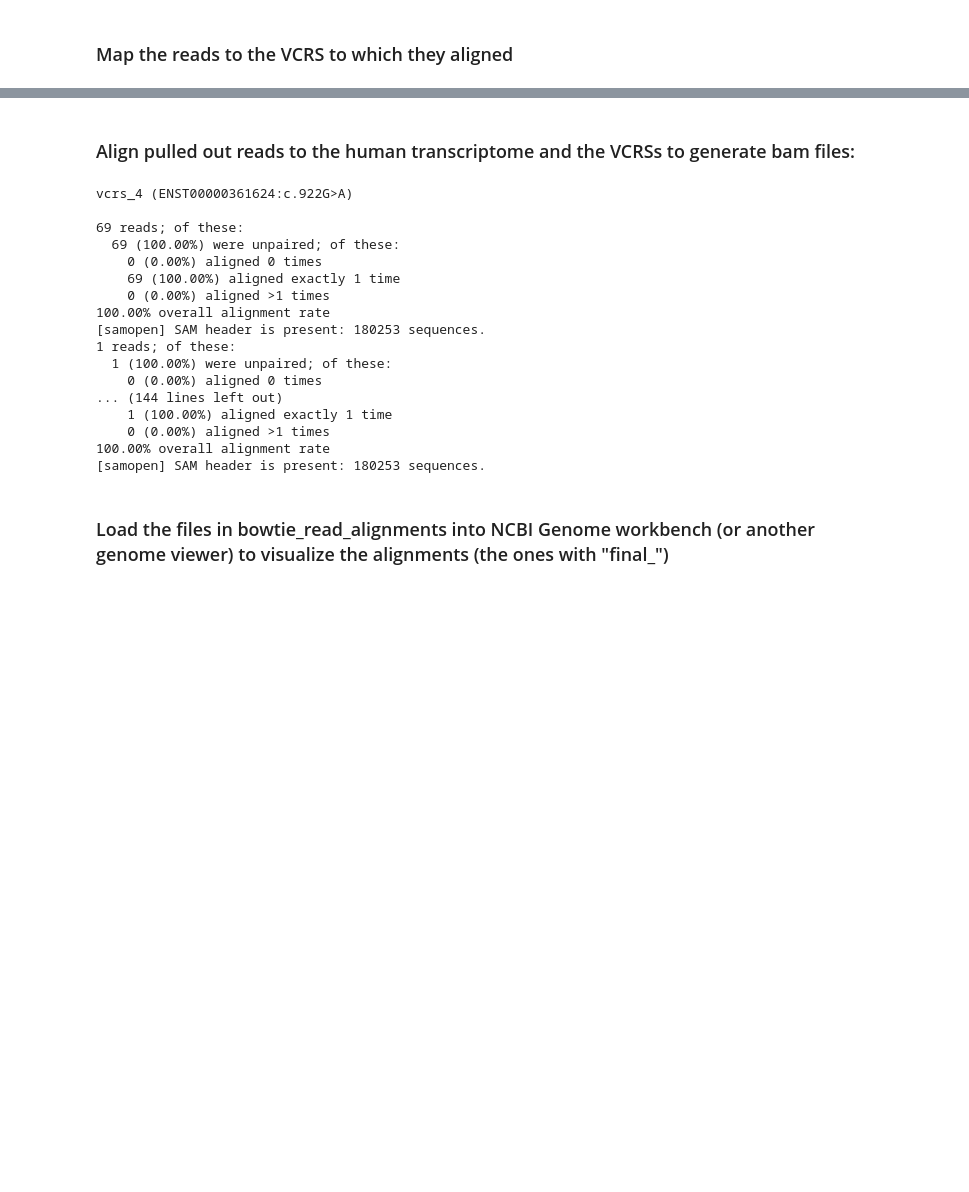
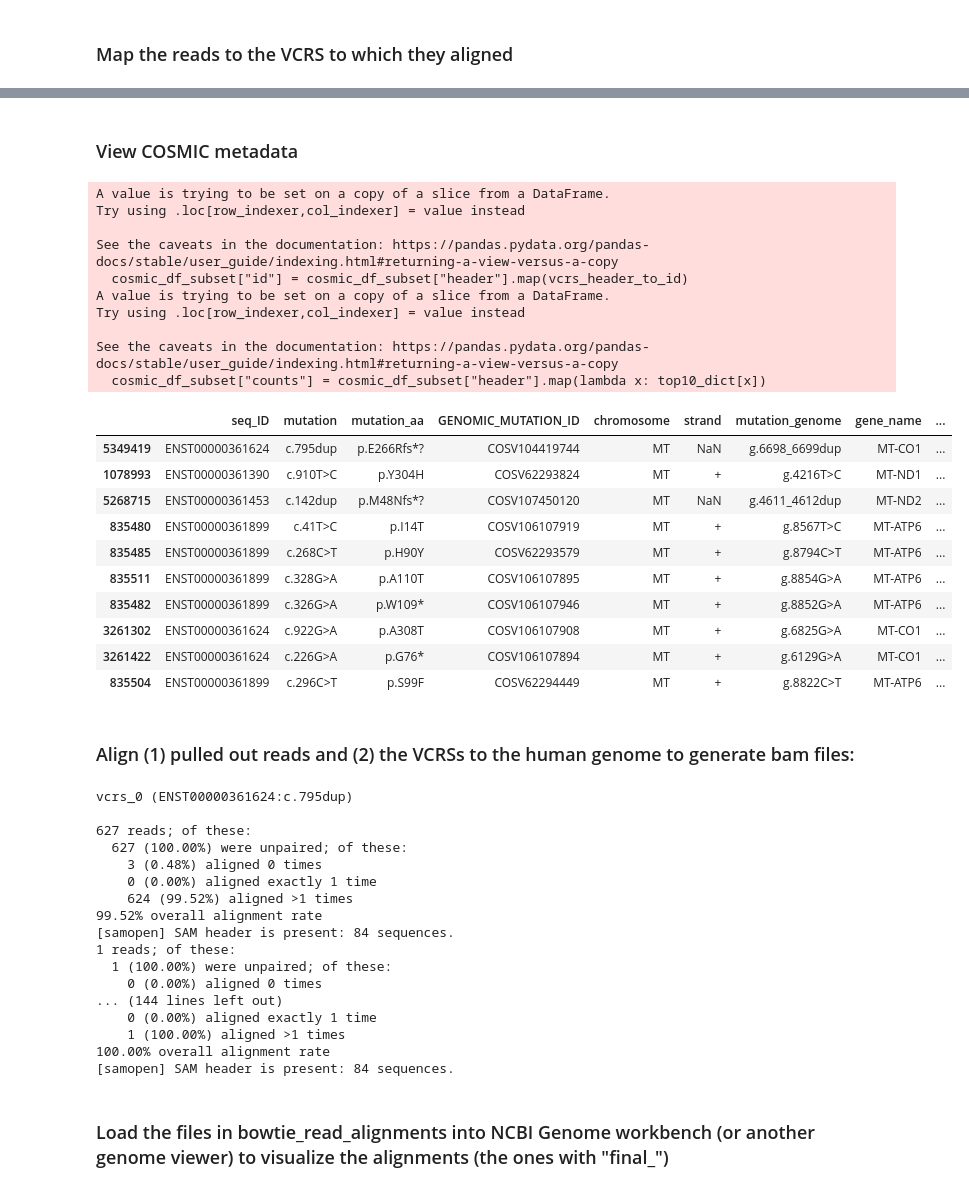
Before and after one commit to pachterlab/RLSRP_2025, a Jupyter notebook: notebooks/pull_out_reads_for_alignment_viz.ipynb, the cells around one changed output, grey strips where cells are left out. Saved outputs shown, nothing was run; the diff lists cells and outputs as text; code cells hidden in the pictures; blank space fills up the shorter version.

Commit message:
alignment viz working

```diff
--- a/notebooks/pull_out_reads_for_alignment_viz.ipynb
+++ b/notebooks/pull_out_reads_for_alignment_viz.ipynb
@@ -51,6 +52,11 @@ fastqs_dir = os.path.join(RLSRWP_2025_dir, "data", "ccle_data_base", "RNASeq_MEL
 fastq_file = os.path.join(fastqs_dir, "SRR8615233_1.fastq.gz")
 technology = "bulk"
 
+# cosmic directory
+cosmic_dir = os.path.join(RLSRWP_2025_dir, "data", "reference", "cosmic")
+cosmic_csv = os.path.join(cosmic_dir, "CancerMutationCensus_AllData_Tsv_v101_GRCh37", "CancerMutationCensus_AllData_v101_GRCh37_mutation_workflow.csv")
+
+# reference genome directory
 reference_genome_dir = os.path.join(RLSRWP_2025_dir, "data", "reference", "ensembl_grch37_release93")
 
 # kb count to reference genome directory and files - created if not already present - only used if qc_against_gene_matrix=True
@@ -61,9 +67,8 @@ reference_genome_t2g = os.path.join(reference_genome_dir, "t2g.txt")  # either a
 reference_genome_fasta = os.path.join(reference_genome_dir, "Homo_sapiens.GRCh37.dna.primary_assembly.fa")  # if reference_genome_index/reference_genome_t2g do not exist, then I need to supply the reference genome fasta and gtf
 reference_genome_gtf = os.path.join(reference_genome_dir, "Homo_sapiens.GRCh37.87.gtf")  # if reference_genome_index/reference_genome_t2g do not exist, then I need to supply the reference genome fasta and gtf
 
-# for bowtie2
-reference_cdna_fasta = os.path.join(reference_genome_dir, "Homo_sapiens.GRCh37.cdna.all.fa")
-bowtie_reference_dir = os.path.join(reference_genome_dir, "bowtie_index_transcriptome")
+# for bowtie2 - also uses reference_genome_fasta above (I could use cdna instead of genome too if desired)
+bowtie_reference_dir = os.path.join(reference_genome_dir, "bowtie_index_genome")
 bowtie_reference_prefix = os.path.join(bowtie_reference_dir, "index")
 
 # general
@@ -178,6 +252,9 @@ AnnData object with n_obs × n_vars = 1 × 5329695
 # %% [markdown]
 ### View top 10 variants by total reads aligned
 # %%
-top10 = set(adata.var.index[np.argsort(np.array(adata.X.todense())[0])][::-1][:10])
-top10
+top10 = list(adata.var.index[np.argsort(np.array(adata.X.todense())[0])][::-1][:10])
+# Create a dictionary mapping gene names to counts
+top10_counts = np.array(adata.X.todense())[0][np.argsort(np.array(adata.X.todense())[0])][::-1][:10].astype(int)
+top10_dict = dict(zip(top10, top10_counts))
+top10_dict
 # %% [output]
@@ -252,10 +329,40 @@ for vcrs_id in filtered_bus_df["vcrs_ids"].unique():  # Get unique gene names
             sequence = fastq_indexed[header].seq
             qualities = fastq_indexed[header].qual
             f.write(f"@{header}\n{sequence}\n+\n{qualities}\n")
+# %% [markdown]
+### View COSMIC metadata
+# %%
+cosmic_df_subset = cosmic_df[cosmic_df["header"].isin(top10)]
+cosmic_df_subset["id"] = cosmic_df_subset["header"].map(vcrs_header_to_id)
+cosmic_df_subset["counts"] = cosmic_df_subset["header"].map(lambda x: top10_dict[x])
+cosmic_df_subset = cosmic_df_subset.sort_values(by="counts", ascending=False)
+cosmic_df_subset
+# %% [output]
+A value is trying to be set on a copy of a slice from a DataFrame.
+Try using .loc[row_indexer,col_indexer] = value instead
+
+See the caveats in the documentation: https://pandas.pydata.org/pandas-docs/stable/user_guide/indexing.html#returning-a-view-versus-a-copy
+  cosmic_df_subset["id"] = cosmic_df_subset["header"].map(vcrs_header_to_id)
+A value is trying to be set on a copy of a slice from a DataFrame.
+Try using .loc[row_indexer,col_indexer] = value instead
+
+See the caveats in the documentation: https://pandas.pydata.org/pandas-docs/stable/user_guide/indexing.html#returning-a-view-versus-a-copy
+  cosmic_df_subset["counts"] = cosmic_df_subset["header"].map(lambda x: top10_dict[x])
+|  | seq_ID | mutation | mutation_aa | GENOMIC_MUTATION_ID | chromosome | strand | mutation_genome | gene_name | ... |
+| 5349419 | ENST00000361624 | c.795dup | p.E266Rfs*? | COSV104419744 | MT | NaN | g.6698_6699dup | MT-CO1 | ... |
+| 1078993 | ENST00000361390 | c.910T>C | p.Y304H | COSV62293824 | MT | + | g.4216T>C | MT-ND1 | ... |
+| 5268715 | ENST00000361453 | c.142dup | p.M48Nfs*? | COSV107450120 | MT | NaN | g.4611_4612dup | MT-ND2 | ... |
+| 835480 | ENST00000361899 | c.41T>C | p.I14T | COSV106107919 | MT | + | g.8567T>C | MT-ATP6 | ... |
+| 835485 | ENST00000361899 | c.268C>T | p.H90Y | COSV62293579 | MT | + | g.8794C>T | MT-ATP6 | ... |
+| 835511 | ENST00000361899 | c.328G>A | p.A110T | COSV106107895 | MT | + | g.8854G>A | MT-ATP6 | ... |
+| 835482 | ENST00000361899 | c.326G>A | p.W109* | COSV106107946 | MT | + | g.8852G>A | MT-ATP6 | ... |
+| 3261302 | ENST00000361624 | c.922G>A | p.A308T | COSV106107908 | MT | + | g.6825G>A | MT-CO1 | ... |
+| 3261422 | ENST00000361624 | c.226G>A | p.G76* | COSV106107894 | MT | + | g.6129G>A | MT-CO1 | ... |
+| 835504 | ENST00000361899 | c.296C>T | p.S99F | COSV62294449 | MT | + | g.8822C>T | MT-ATP6 | ... |
 # %% [markdown]
-### Align pulled out reads to the human transcriptome and the VCRSs to generate bam files:
+### Align (1) pulled out reads and (2) the VCRSs to the human genome to generate bam files:
 # %%
-for folder in glob.glob(aligned_reads_parent_dir + "/*/"):
+for folder in sorted(glob.glob(aligned_reads_parent_dir + "/*/")):
     variant = folder.split("/")[-2]
     variant_header = id_to_vcrs_header[variant]
     print(f"{variant} ({variant_header})\n")
@@ -267,7 +374,7 @@ for folder in glob.glob(aligned_reads_parent_dir + "/*/"):
     variant_sam = variant + "_reads.sam"
     !$bowtie2 \
         --very-sensitive \
-        -k 1 \
+        -k 3 \
         -x $bowtie_reference_prefix \
         -p $threads \
         -q $aligned_reads_parent_dir/$variant/1.fastq \
@@ -297,11 +404,12 @@ for folder in glob.glob(aligned_reads_parent_dir + "/*/"):
     variant_sam = variant + "_vcrs.sam"
     !$bowtie2 \
         --very-sensitive \
-        -k 1 \
+        -k 3 \
         -x $bowtie_reference_prefix \
         -p $threads \
         -c $variant_reference_sequence \
         -S $outfolder/$variant_sam
+    # use k 3 to get multiple alignments, not just the best one
 
     # Convert sam to bam
     variant_bam = variant + "_vcrs.bam"
@@ -319,22 +427,22 @@ for folder in glob.glob(aligned_reads_parent_dir + "/*/"):
     # Create an index for the sorted bam file (creates a .bai file)
     !$samtools index $outfolder/$variant_bam_sorted
 # %% [output]
-vcrs_4 (ENST00000361624:c.922G>A)
+vcrs_0 (ENST00000361624:c.795dup)
 
-69 reads; of these:
-  69 (100.00%) were unpaired; of these:
-    0 (0.00%) aligned 0 times
-    69 (100.00%) aligned exactly 1 time
-    0 (0.00%) aligned >1 times
-100.00% overall alignment rate
-[samopen] SAM header is present: 180253 sequences.
+627 reads; of these:
+  627 (100.00%) were unpaired; of these:
+    3 (0.48%) aligned 0 times
+    0 (0.00%) aligned exactly 1 time
+    624 (99.52%) aligned >1 times
+99.52% overall alignment rate
+[samopen] SAM header is present: 84 sequences.
 1 reads; of these:
   1 (100.00%) were unpaired; of these:
     0 (0.00%) aligned 0 times
 ... (144 lines left out)
-    1 (100.00%) aligned exactly 1 time
-    0 (0.00%) aligned >1 times
+    0 (0.00%) aligned exactly 1 time
+    1 (100.00%) aligned >1 times
 100.00% overall alignment rate
-[samopen] SAM header is present: 180253 sequences.
+[samopen] SAM header is present: 84 sequences.
 # %% [markdown]
 ### Load the files in bowtie_read_alignments into NCBI Genome workbench (or another genome viewer) to visualize the alignments (the ones with "final_")
```
Also changed, not shown: parts of 8 cells of this notebook, 2 other files.
